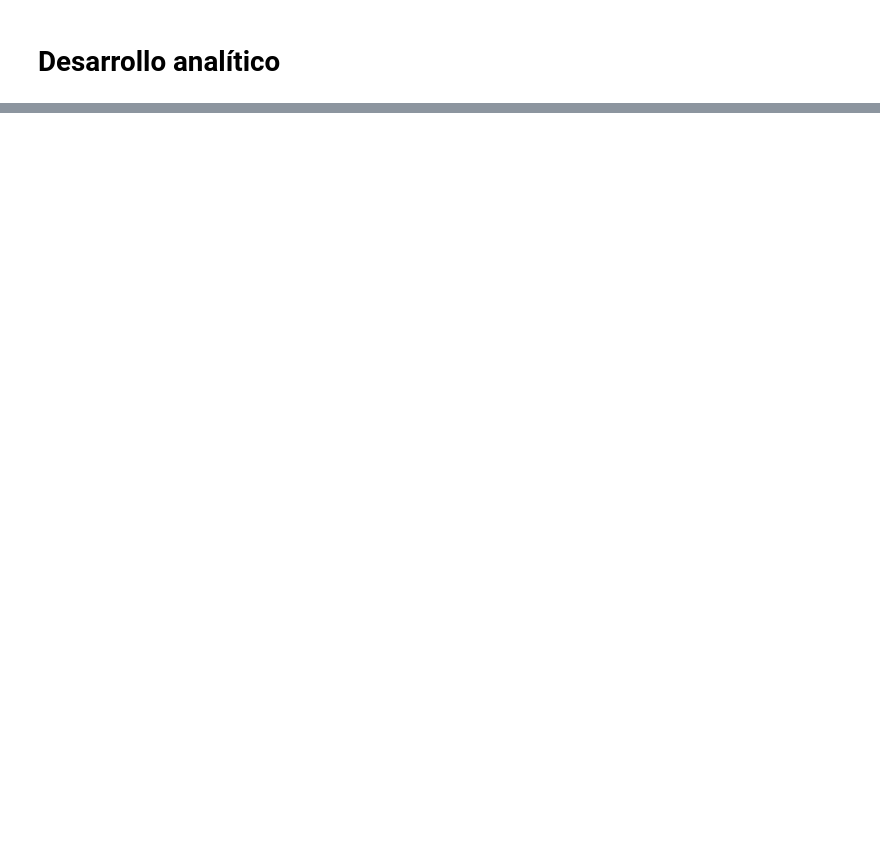
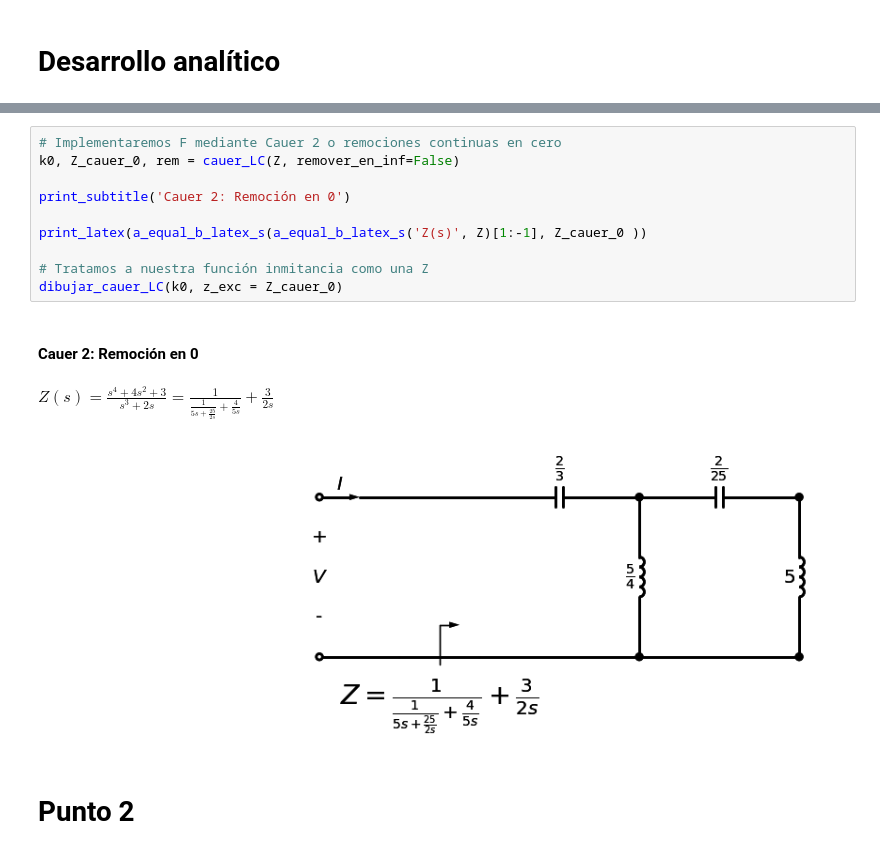
Before and after one commit to annunez02/TC2_2023, a Jupyter notebook: TS9/TrabajoSemanal9_Nunez.ipynb, the cells around one changed output, grey strips where cells are left out. Drawn from its saved outputs; the diff is of its cells as text; blank space fills up the shorter version.

```diff
--- a/TS9/TrabajoSemanal9_Nunez.ipynb
+++ b/TS9/TrabajoSemanal9_Nunez.ipynb
@@ -38,0 +128,16 @@ IFrame("./TS9.pdf", width=1000, height=1000)
+# %%
+# Implementaremos F mediante Cauer 2 o remociones continuas en cero
+k0, Z_cauer_0, rem = cauer_LC(Z, remover_en_inf=False)
+
+print_subtitle('Cauer 2: Remoción en 0')
+
+print_latex(a_equal_b_latex_s(a_equal_b_latex_s('Z(s)', Z)[1:-1], Z_cauer_0 ))
+
+# Tratamos a nuestra función inmitancia como una Z
+dibujar_cauer_LC(k0, z_exc = Z_cauer_0)
+# %% [output]
+#### Cauer 2: Remoción en 0
+$\displaystyle Z(s)=\frac{s^{4} + 4 s^{2} + 3}{s^{3} + 2 s}=\frac{1}{\frac{1}{5 s + \frac{25}{2 s}} + \frac{4}{5 s}} + \frac{3}{2 s}$
+[figure, added]
+# %% [markdown]
+# Punto 2
```
Also changed, not shown: parts of 15 cells of this notebook.
